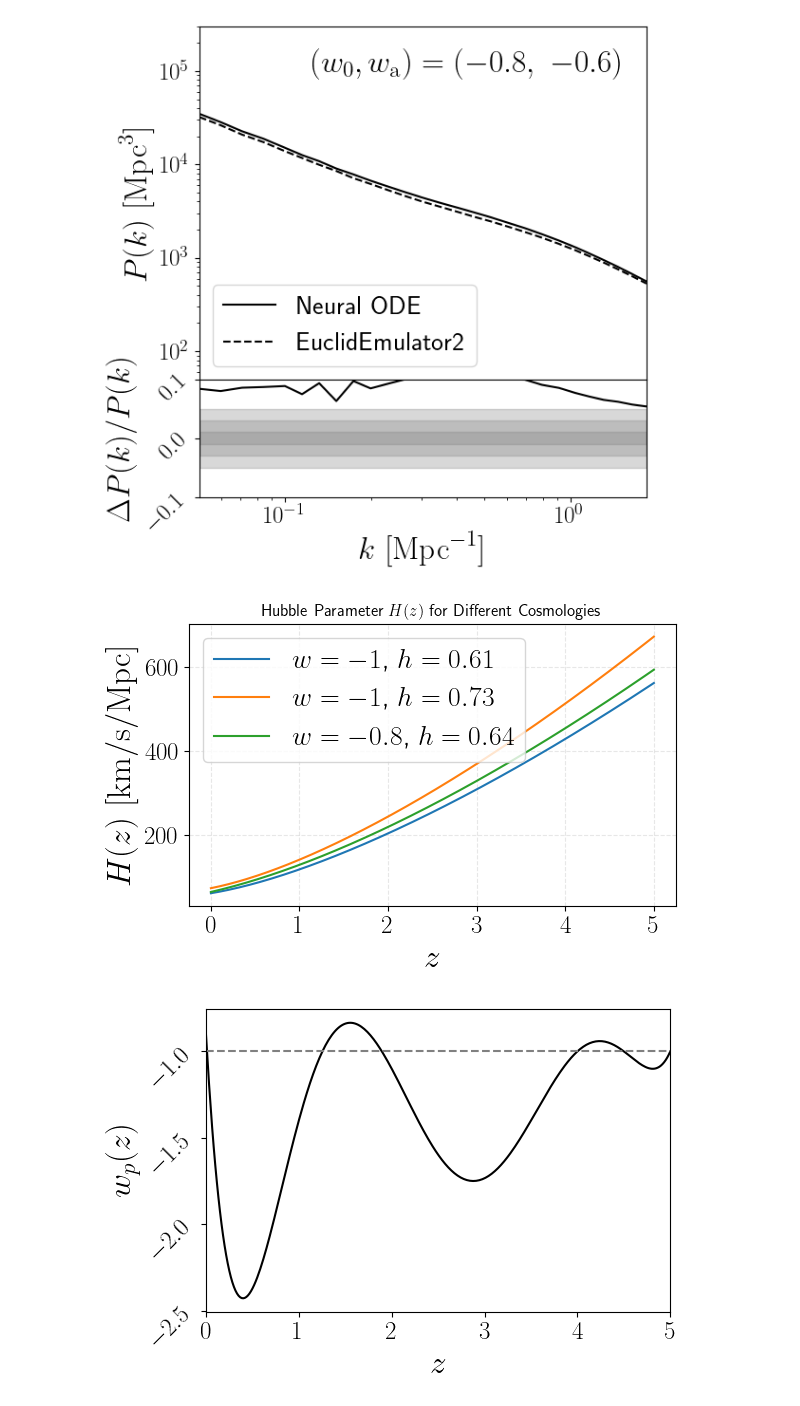
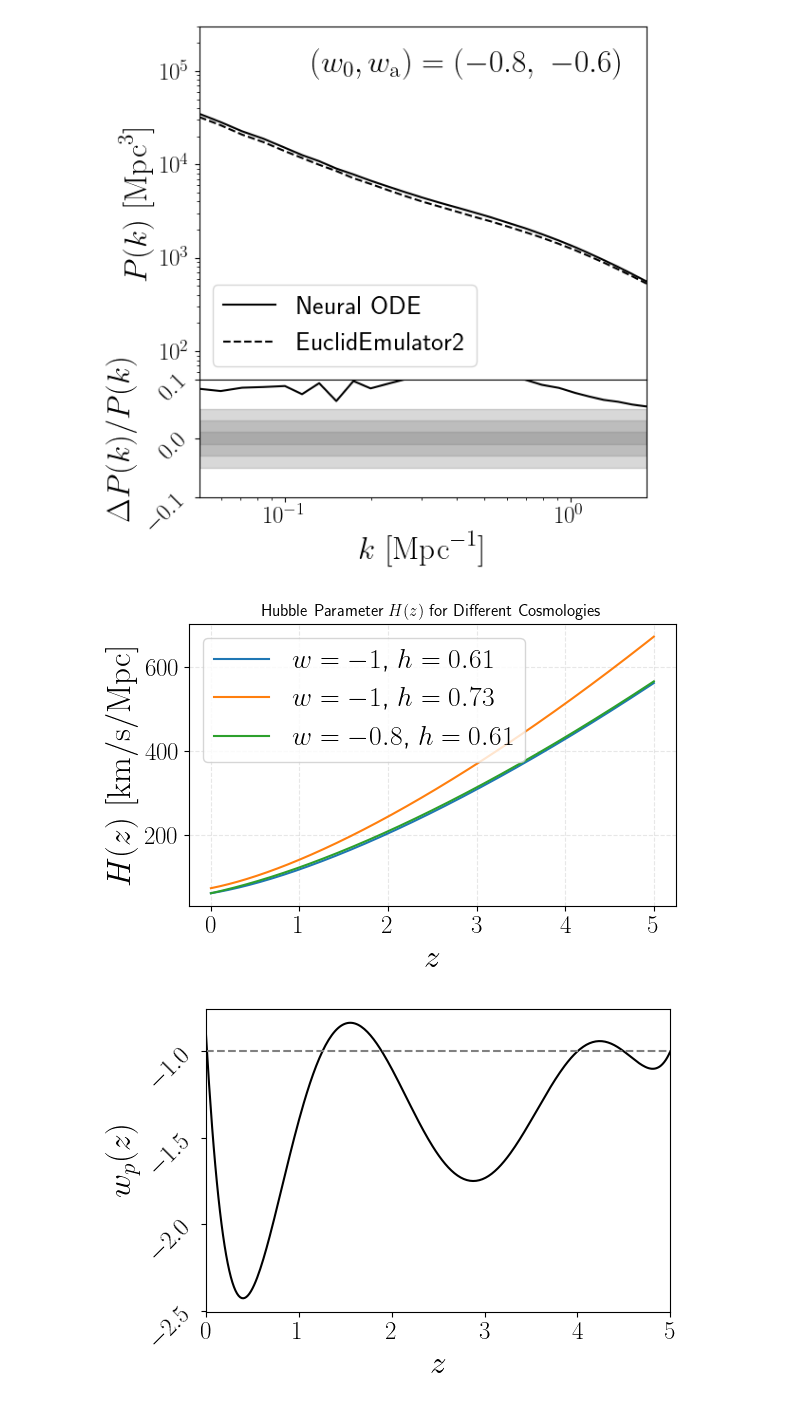
Before and after one commit to pltaylor16/odd_emu, a Jupyter notebook: new_approach_2/results.ipynb, the cells around one changed output. Cells and saved outputs as stored; diff of their text form; code cells hidden in the pictures.

```diff
--- a/new_approach_2/results.ipynb
+++ b/new_approach_2/results.ipynb
@@ -1114,36 +1115,36 @@ P(k, z=0): [2668.841  2161.8386 1689.268  1402.559  1104.9286]
 # %%
 import jax.numpy as jnp
 import matplotlib.pyplot as plt
 
 # --- H(z) function for constant w ---
 def Hz_const_w(z, Omm, h, w):
     a = 1.0 / (1.0 + z)
     Ez2 = Omm * (1 + z)**3 + (1 - Omm) * a**(-3 * (1 + w))
     return 100.0 * h * jnp.sqrt(Ez2)
 
 # --- Redshift grid ---
 z_vals = jnp.linspace(0, 5, 300)
 
 # --- Compute H(z) for different cosmologies ---
 Hz_1 = Hz_const_w(z_vals, Omm=0.39, h=0.61, w=-1.0)
 Hz_2 = Hz_const_w(z_vals, Omm=0.39, h=0.73, w=-1.0)
-Hz_3 = Hz_const_w(z_vals, Omm=0.39, h=0.64, w=-0.8)
+Hz_3 = Hz_const_w(z_vals, Omm=0.39, h=0.61, w=-0.8)
 
 # --- Plot ---
 plt.figure(figsize=(6, 4))
 plt.plot(z_vals, Hz_1, label=r"$w=-1$, $h=0.61$")
 plt.plot(z_vals, Hz_2, label=r"$w=-1$, $h=0.73$")
-plt.plot(z_vals, Hz_3, label=r"$w=-0.8$, $h=0.64$")
+plt.plot(z_vals, Hz_3, label=r"$w=-0.8$, $h=0.61$")
 
 plt.xlabel(r"$z$")
 plt.ylabel(r"$H(z)\ [\mathrm{km/s/Mpc}]$")
 plt.title(r"Hubble Parameter $H(z)$ for Different Cosmologies")
 plt.legend()
 plt.grid(True, which='both', ls='--', alpha=0.3)
 plt.tight_layout()
 plt.show()
 # %% [output]
-[figure, old version]
+[figure, new version]
 # %%
 import matplotlib.pyplot as plt
 import jax.numpy as jnp
```
Also changed, not shown: parts of 2 cells of this notebook, 1 other file.
